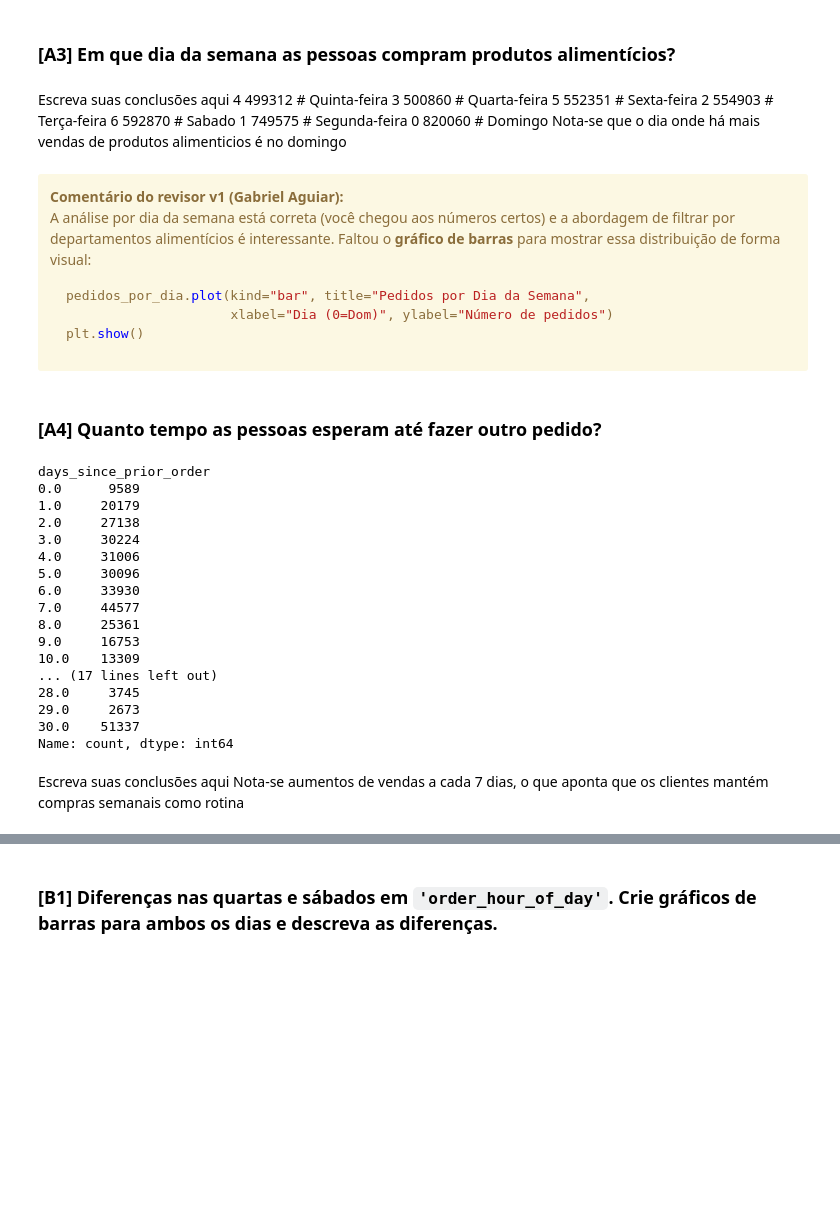
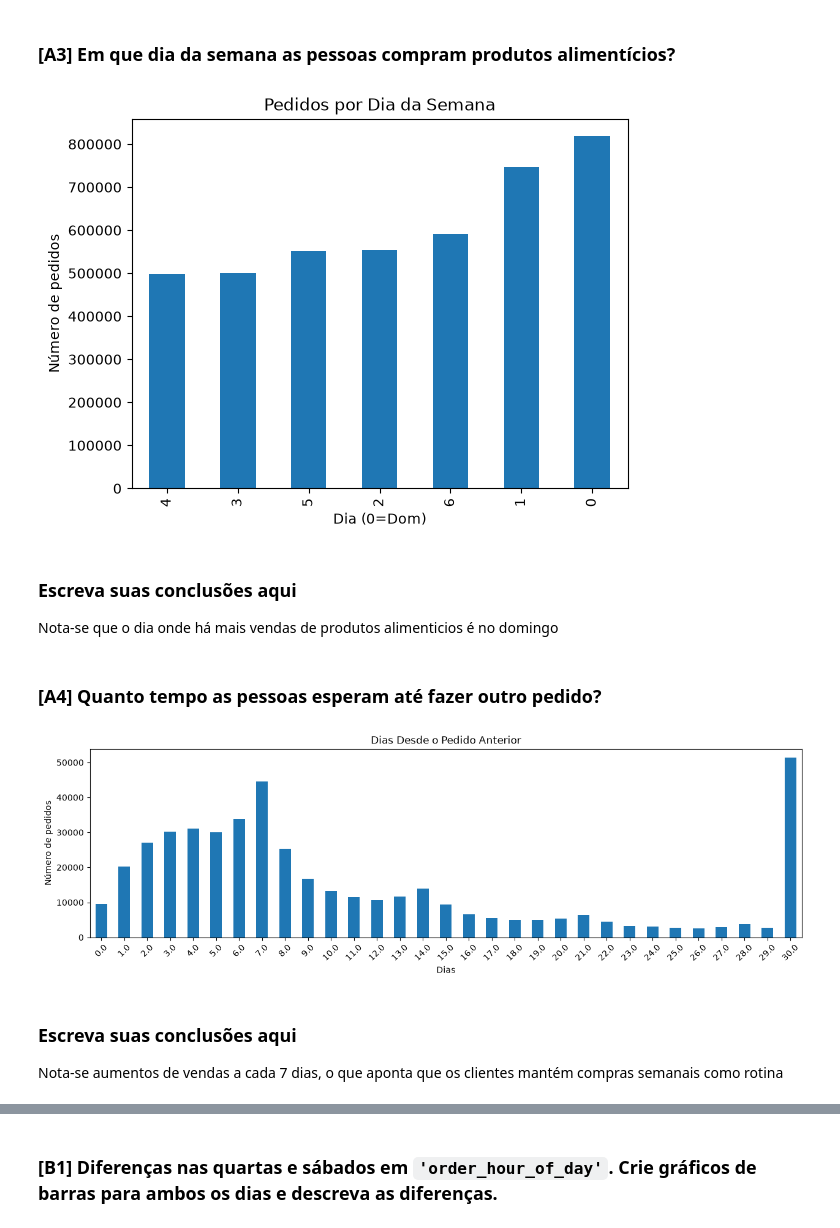
Before and after one commit to vitorcalelo/data-analysis-coursework, a Jupyter notebook: sprint-03-data-manipulation/data-manipulation.ipynb, the cells around one changed output, grey strips where cells are left out. Saved outputs shown, nothing was run; the diff lists cells and outputs as text; code cells hidden in the pictures; blank space fills up the shorter version.

````diff
--- a/sprint-03-data-manipulation/data-manipulation.ipynb
+++ b/sprint-03-data-manipulation/data-manipulation.ipynb
@@ -321,7 +297,14 @@ Ao processarmos valores duplicados, observamos que também temos valores ausente
 # %% [markdown]
 ### DataFrame `products`
 # %%
-# Encontre valores ausentes na coluna 'product_name'
-print(products.isna().sum())
-print(products[products['product_name'].isna()])
+# Investigação de valores ausentes em product_name
+missint_products = products[products['product_name'].isna()]
+print(missint_products)
+
+# Tratamento do valor ausente preenchendo com 'Unknown'
+products['product_name'] = products['product_name'].fillna('Unknown')
+
+# Validação: confirmação de que não restam nulos
+print()
+print(f"Valores nulos em product_name: {products['product_name'].isna().sum()}")
 # %% [output]
@@ -373,4 +314,0 @@ Análise de ausentes em `product_name` completa. Você confirmou que os 1258 nul
-# %%
-# Preencha nomes de produtos ausentes com 'Unknown'
-products['product_name'] = products['product_name'].fillna('Unkown') # - DEFININDO 'UNKOWN'
-print(products[products['product_name'].isna()]) # - DATAFRAME VAZIO, AUSENTES TRATADOS
@@ -555,56 +472,28 @@ plt.show()
 # %% [markdown]
 ### [A3] Em que dia da semana as pessoas compram produtos alimentícios?
 # %%
-ids_food_related = [1, 3, 4, 6, 7, 9, 10, 12, 13, 14, 15, 16, 19, 20] # - DEPARTAMENTOS ALIMENTICIOS
-food_products = products[products['department_id'].isin(ids_food_related)] # - PRODUTOS DOS DEPARTAMENTOS ALIMENTICIOS
-food_sales = order_products.merge(food_products, on='product_id', how='inner') # - FITLRANDO APENAS AS VENDAS DE ALIMENTOS
-final_analysis = food_sales.merge(instacart_orders, on='order_id', how='inner') # - FILTRANDO AO ID DOS PEDIDOS
-food_orders_per_day = final_analysis.groupby('order_dow')['product_id'].count().sort_values() # - AGRUPANDO VENDA DOS ALIMENTOS POR DIA DA SEMANA
+ids_food_related = [1, 3, 4, 6, 7, 9, 10, 12, 13, 14, 15, 16, 19, 20] # Departamentos alimenticios
+food_products = products[products['department_id'].isin(ids_food_related)] # Produtos dos departamentos alimenticios
+food_sales = order_products.merge(food_products, on='product_id', how='inner') # Filtra apenas as vendas de alimentos
+final_analysis = food_sales.merge(instacart_orders, on='order_id', how='inner') # Filtra ao ID dos pedidos
+food_orders_per_day = final_analysis.groupby('order_dow')['product_id'].count().sort_values() # Agrupa a venda dos alimentos por dia da semana
+food_orders_per_day.plot(kind="bar", title="Pedidos por Dia da Semana",
+                     xlabel="Dia (0=Dom)", ylabel="Número de pedidos")
+plt.show()
+# %% [output]
+[figure, added]
 # %% [markdown]
-Escreva suas conclusões aqui
-4    499312 # Quinta-feira
-3    500860 # Quarta-feira
-5    552351 # Sexta-feira
-2    554903 # Terça-feira
-6    592870 # Sabado
-1    749575 # Segunda-feira
-0    820060 # Domingo
+### Escreva suas conclusões aqui
 Nota-se que o dia onde há mais vendas de produtos alimenticios é no domingo
-# %% [markdown]
-<div class="alert alert-block alert-warning">
-<b>Comentário do revisor v1 (Gabriel Aguiar):</b> <a class="tocSkip"></a>
-
-A análise por dia da semana está correta (você chegou aos números certos) e a abordagem de filtrar por departamentos alimentícios é interessante. Faltou o **gráfico de barras** para mostrar essa distribuição de forma visual:
-
-```python
-pedidos_por_dia.plot(kind="bar", title="Pedidos por Dia da Semana",
-                     xlabel="Dia (0=Dom)", ylabel="Número de pedidos")
-plt.show()
-```
-</div>
 # %% [markdown]
 ### [A4] Quanto tempo as pessoas esperam até fazer outro pedido?
 # %%
 customer_waiting = instacart_orders['days_since_prior_order'].value_counts().sort_index()
-print(customer_waiting)
+customer_waiting.plot(kind="bar", title="Dias Desde o Pedido Anterior",
+                      xlabel="Dias", ylabel="Número de pedidos", rot=45, figsize=(15,4))
+plt.show()
 # %% [output]
-days_since_prior_order
-0.0      9589
-1.0     20179
-2.0     27138
-3.0     30224
-4.0     31006
-5.0     30096
-6.0     33930
-7.0     44577
-8.0     25361
-9.0     16753
-10.0    13309
-... (17 lines left out)
-28.0     3745
-29.0     2673
-30.0    51337
-Name: count, dtype: int64
+[figure, added]
 # %% [markdown]
-Escreva suas conclusões aqui
+### Escreva suas conclusões aqui
 Nota-se aumentos de vendas a cada 7 dias, o que aponta que os clientes mantém compras semanais como rotina
````
Also changed, not shown: parts of 105 cells of this notebook.
